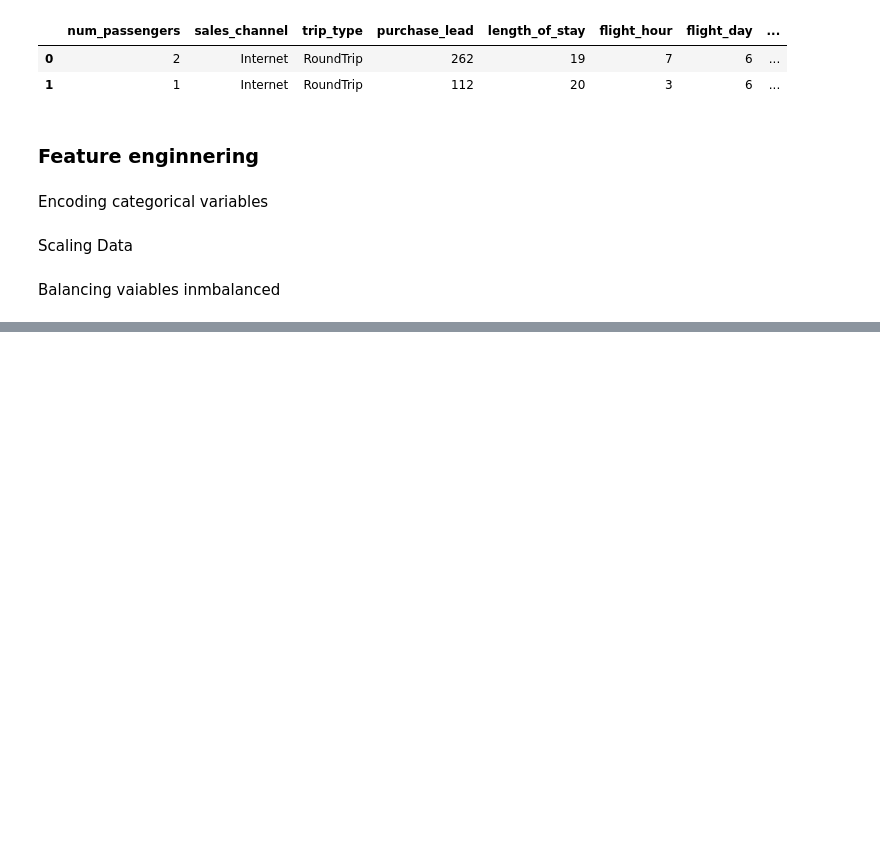
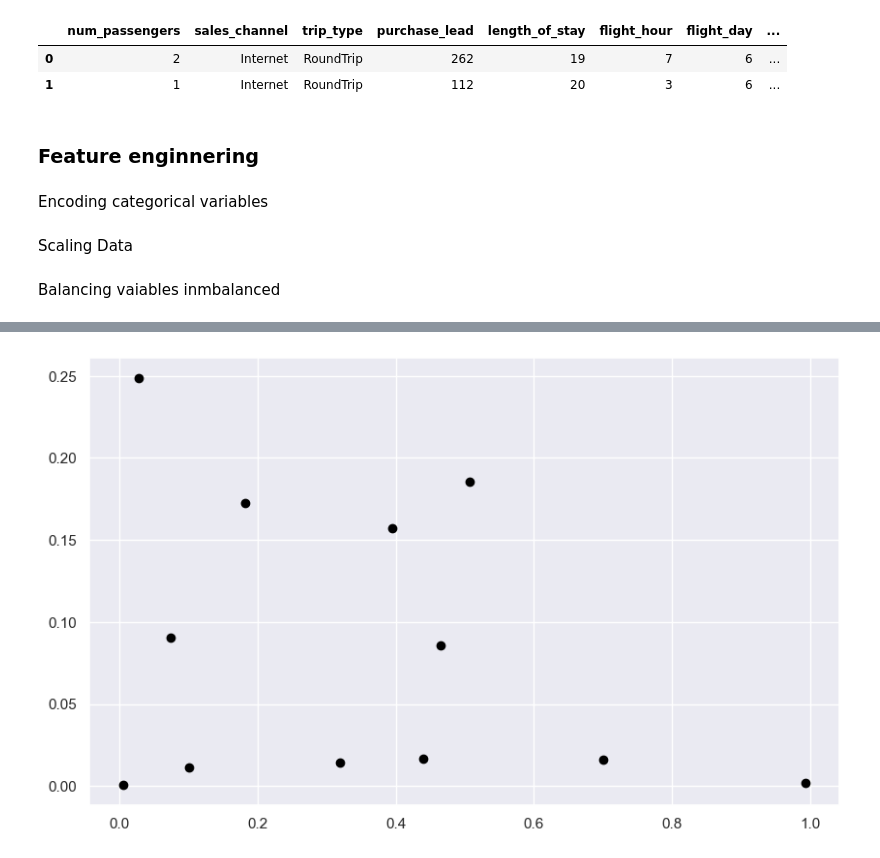
Before and after one commit to dasanmiguelv/supervised-machine-learning, a Jupyter notebook: behaviour-buying/Modeling.ipynb, the cells around one changed output, grey strips where cells are left out. Cells and saved outputs as stored; diff of their text form; code cells hidden in the pictures; blank space fills up the shorter version.

```diff
--- a/behaviour-buying/Modeling.ipynb
+++ b/behaviour-buying/Modeling.ipynb
@@ -387,0 +419,4 @@ print(cross_val_score(model, X_train, y_train, cv=5).mean())
+# %%
+# Scoring of each driver
+scoring = X_resampled.mean().rename("scoring")
+scoring
@@ -387,0 +437,5 @@ print(cross_val_score(model, X_train, y_train, cv=5).mean())
+# %%
+# Build a dataframe with the drivers' importance and their average score
+# Create DataFrame
+df_drivers = pd.concat([importance, scoring], axis = 1)
+df_drivers
@@ -387,0 +456,13 @@ print(cross_val_score(model, X_train, y_train, cv=5).mean())
+# %%
+#Set up an initial scatter plot and specify black as the color of the dots.
+#set size of the graph
+fig, ax = plt.subplots(figsize=(10,6))
+
+#Scatterplot
+plt.scatter(df_drivers["scoring"],
+            df_drivers["importance"],
+            color = "black")
+
+plt.show()
+# %% [output]
+[figure, added]
```
Also changed, not shown: parts of 15 cells of this notebook.
